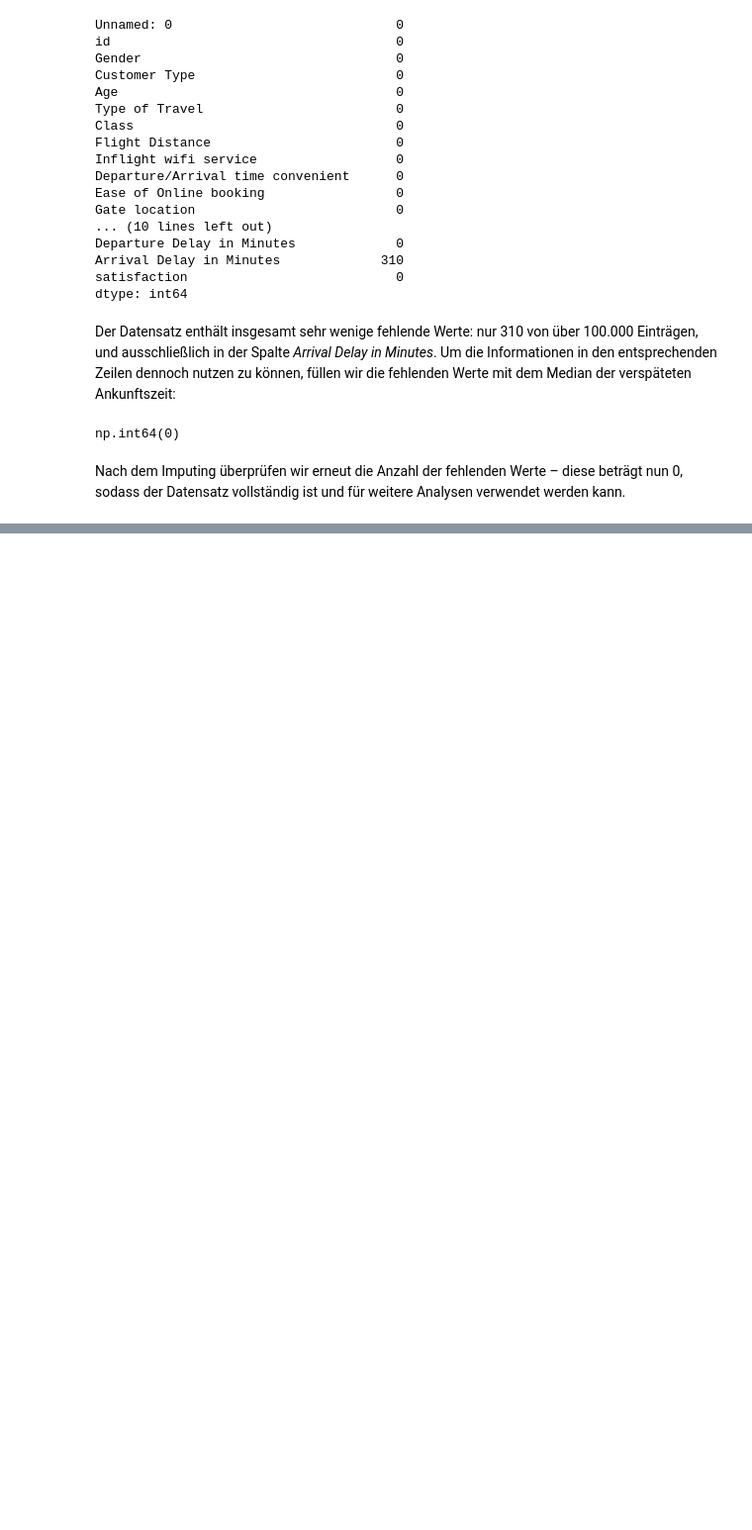
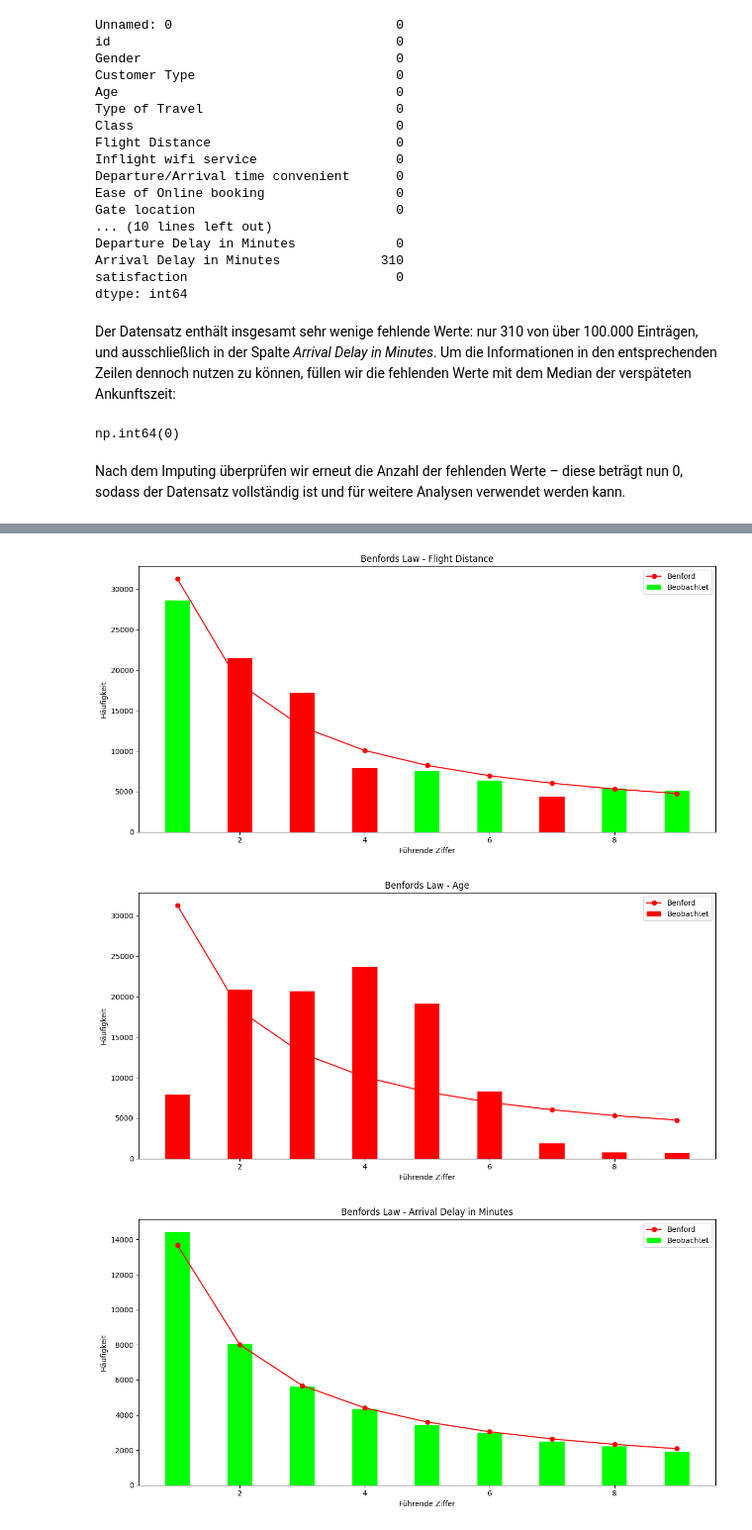
Before and after one commit to Sulphur1407/DSKI-Portfolio-1, a Jupyter notebook: PortfolioFinalVersion.ipynb, the cells around one changed output, grey strips where cells are left out. Shown: that part at 99% size. Drawn from its saved outputs; the diff is of its cells as text; code cells hidden in the pictures; blank space fills up the shorter version.

Commit message:
Korrelationen Erste Teil

```diff
--- a/PortfolioFinalVersion.ipynb
+++ b/PortfolioFinalVersion.ipynb
@@ -220,0 +229,38 @@ Nach dem Imputing überprüfen wir erneut die Anzahl der fehlenden Werte – die
+# %%
+import matplotlib.pyplot as plt
+
+columns = ["Flight Distance","Age","Arrival Delay in Minutes", "Departure Delay in Minutes"]
+
+
+for column in columns:
+
+    values = df[column]
+    values = values[values > 0]
+
+    # Extrahieren der führenden Ziffern
+    leading = values.astype(str).str[0].astype(int)
+
+    # Häufigkeiten der führenden Ziffern berechnen
+    observed_counts = leading.value_counts().sort_index()
+
+    # Benfordslaw Verteilungs erstellung
+    benford = pd.Series({d: np.log10(1+1/d) for d in range(1,10)})* len(leading)
+
+    # Farben basierend auf Abweichung von Benford
+    colors = ["Lime" if abs(observed_counts[i]- benford[i])/ benford[i] < 0.1 else "Red" for i in range(1,10)]
+
+    plt.figure(figsize=[12,6])
+    plt.bar(observed_counts.index ,observed_counts.values, width = 0.4, label = "Beobachtet", color = colors)
+
+
+    plt.plot(observed_counts.index  , benford, 'ro-' ,label = "Benford")
+    plt.xlabel("Führende Ziffer")
+    plt.ylabel("Häufigkeit")
+    plt.title(f"Benfords Law - {column}")
+    plt.legend()
+    plt.tight_layout()
+    plt.show()
+# %% [output]
+[figure, added]
+[figure, added]
+[figure, added]
```
Also changed, not shown: parts of 19 cells of this notebook, 1 other file.
